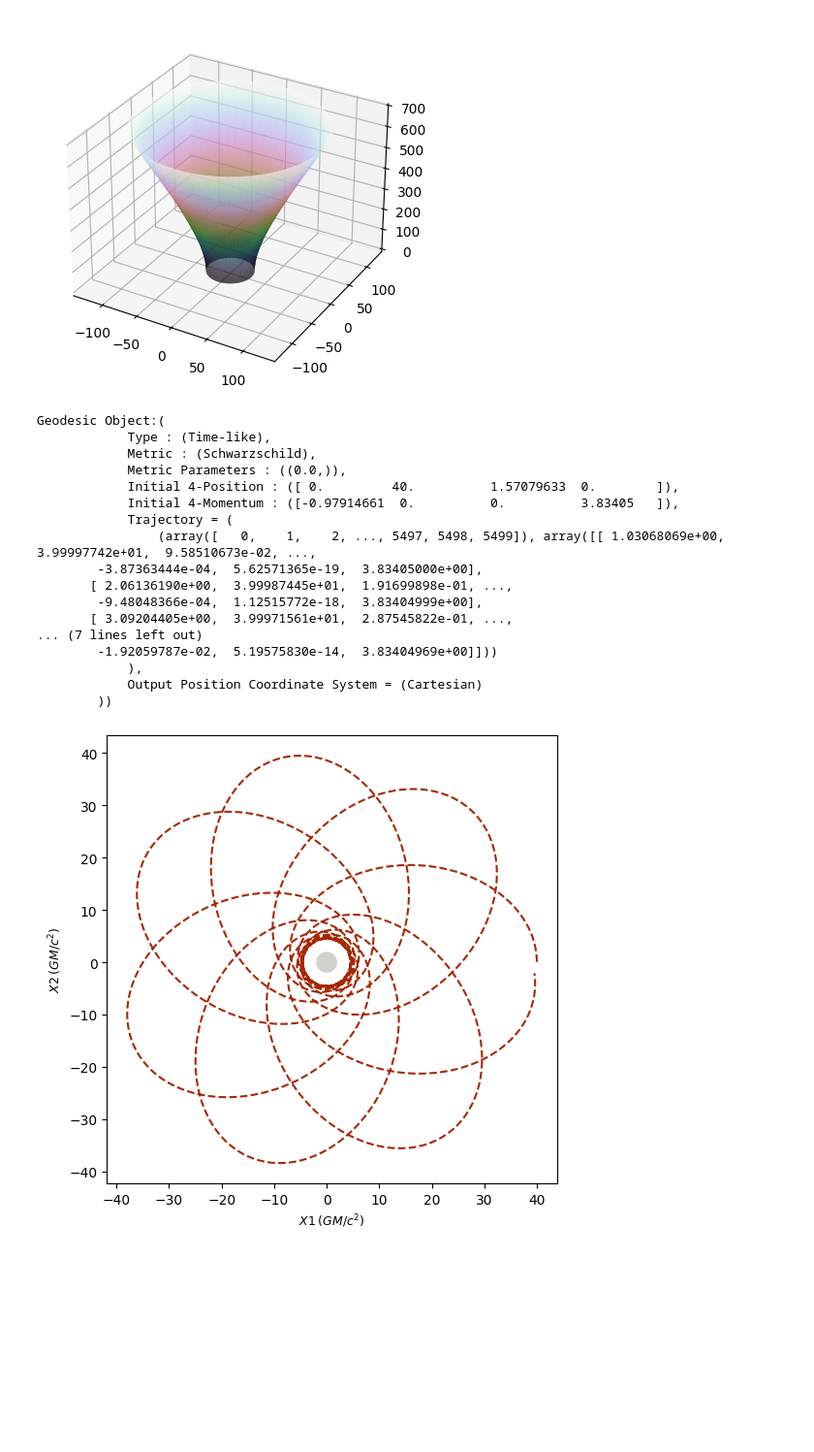
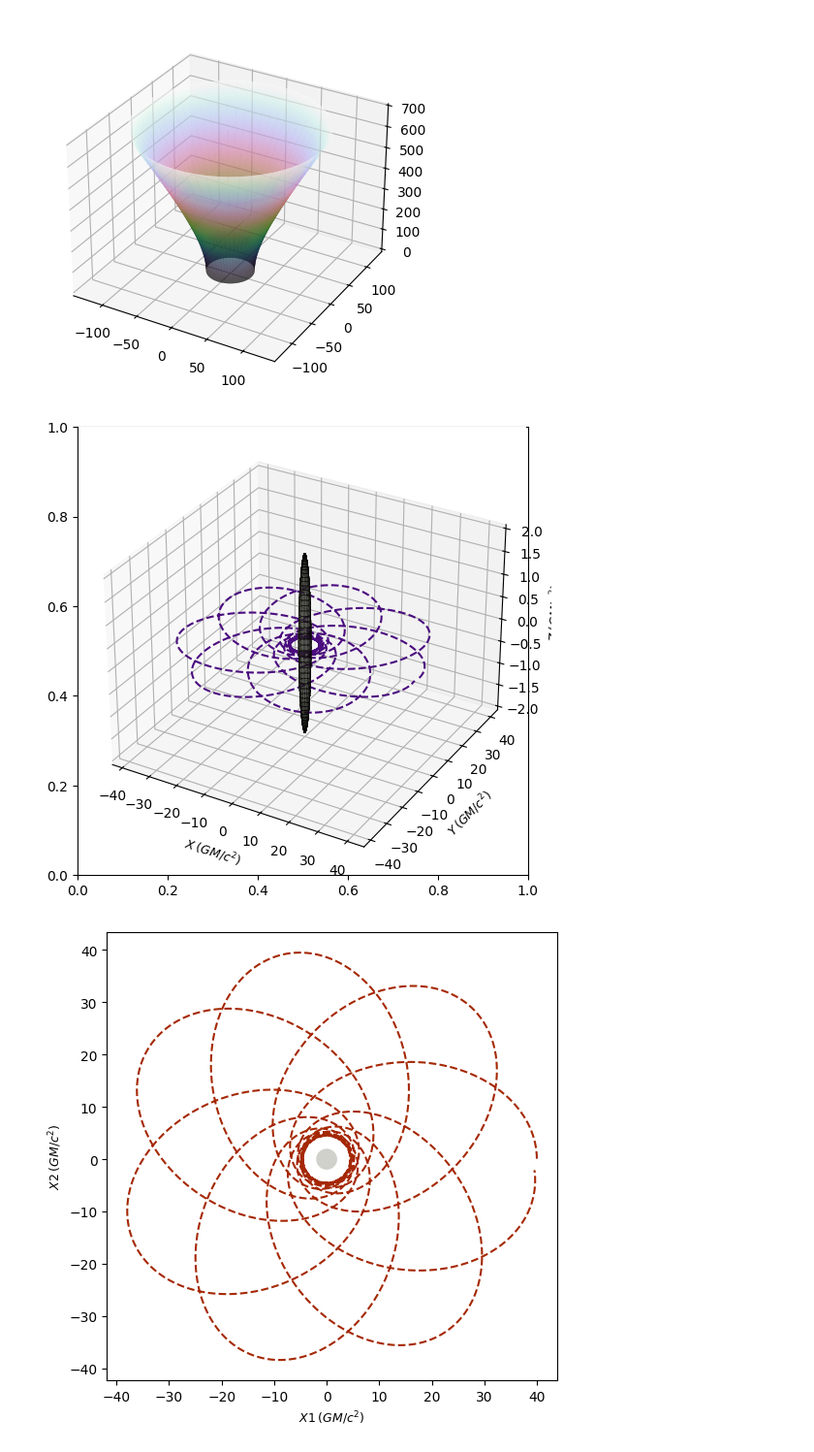
Before and after one commit to OperationalGeometry/BlackHoleSimulation, a Jupyter notebook: BlackHoles.ipynb, the cells around one changed output. Shown at 97% size. Drawn from its saved outputs; the diff is of its cells as text; code cells hidden in the pictures; blank space fills up the shorter version.

```diff
--- a/BlackHoles.ipynb
+++ b/BlackHoles.ipynb
@@ -43,25 +49,9 @@ geod1 = Timelike(
 )
 # %%
 sgpl = StaticGeodesicPlotter()
-plt.plot(geod1)
+sgpl.plot(geod1)
 # %% [output]
-Geodesic Object:(
-            Type : (Time-like),
-            Metric : (Schwarzschild),
-            Metric Parameters : ((0.0,)),
-            Initial 4-Position : ([ 0.         40.          1.57079633  0.        ]),
-            Initial 4-Momentum : ([-0.97914661  0.          0.          3.83405   ]),
-            Trajectory = (
-                (array([   0,    1,    2, ..., 5497, 5498, 5499]), array([[ 1.03068069e+00,  3.99997742e+01,  9.58510673e-02, ...,
-        -3.87363444e-04,  5.62571365e-19,  3.83405000e+00],
-       [ 2.06136190e+00,  3.99987445e+01,  1.91699898e-01, ...,
-        -9.48048366e-04,  1.12515772e-18,  3.83404999e+00],
-       [ 3.09204405e+00,  3.99971561e+01,  2.87545822e-01, ...,
-... (7 lines left out)
-        -1.92059787e-02,  5.19575830e-14,  3.83404969e+00]]))
-            ),
-            Output Position Coordinate System = (Cartesian)
-        ))
+[figure, added]
 # %%
 sgpl2 = StaticGeodesicPlotter()
 sgpl2.plot2D(geod1, coordinates=(1, 2))
```
Also changed, not shown: parts of 3 cells of this notebook, 1 other file.
